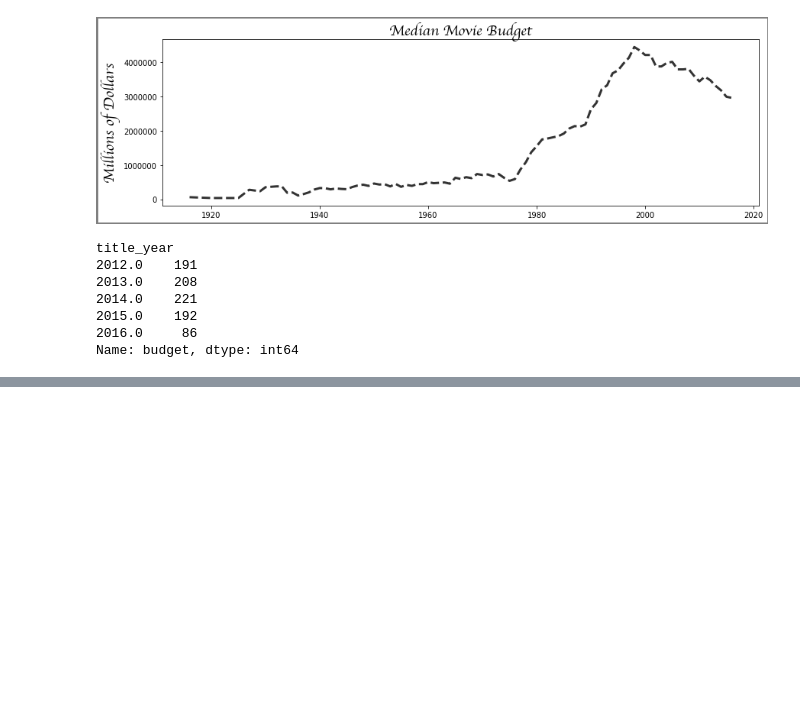
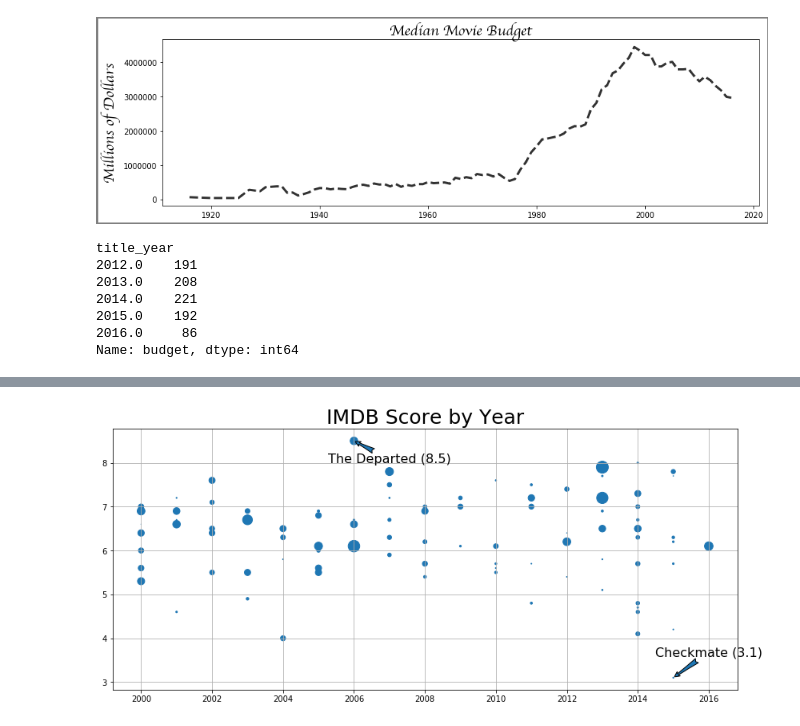
Before and after one commit to davetlewis-van/Pandas-Cookbook, a Jupyter notebook: Visualization.ipynb, the cells around one changed output, grey strips where cells are left out. Cells and saved outputs as stored; diff of their text form; code cells hidden in the pictures; blank space fills up the shorter version.

```diff
--- a/Visualization.ipynb
+++ b/Visualization.ipynb
@@ -216,0 +283,21 @@ Name: budget, dtype: int64
+# %%
+cols = ['budget', 'title_year', 'imdb_score', 'movie_title']
+m = movie[cols].dropna()
+m['budget2'] = m['budget'] / 1e6
+np.random.seed(0)
+movie_samp = m.query('title_year >= 2000').sample(100)
+fig, ax = plt.subplots(figsize=(14, 6))
+ax.scatter(x='title_year', y='imdb_score', s='budget2', data=movie_samp)
+idx_min = movie_samp['imdb_score'].idxmin()
+idx_max = movie_samp['imdb_score'].idxmax()
+for idx, offset in zip([idx_min, idx_max], [.5, -.5]):
+    year = movie_samp.loc[idx, 'title_year']
+    score = movie_samp.loc[idx, 'imdb_score']
+    title = movie_samp.loc[idx, 'movie_title']
+    ax.annotate(xy=(year, score), xytext=(year + 1, score + offset),
+                s=title + ' ({})'.format(score), ha='center', size=16,
+                arrowprops=dict(arrowstyle='fancy'))
+ax.set_title('IMDB Score by Year', size=25)
+ax.grid(True)
+# %% [output]
+[figure, added]
```
Also changed, not shown: parts of 22 cells of this notebook.
